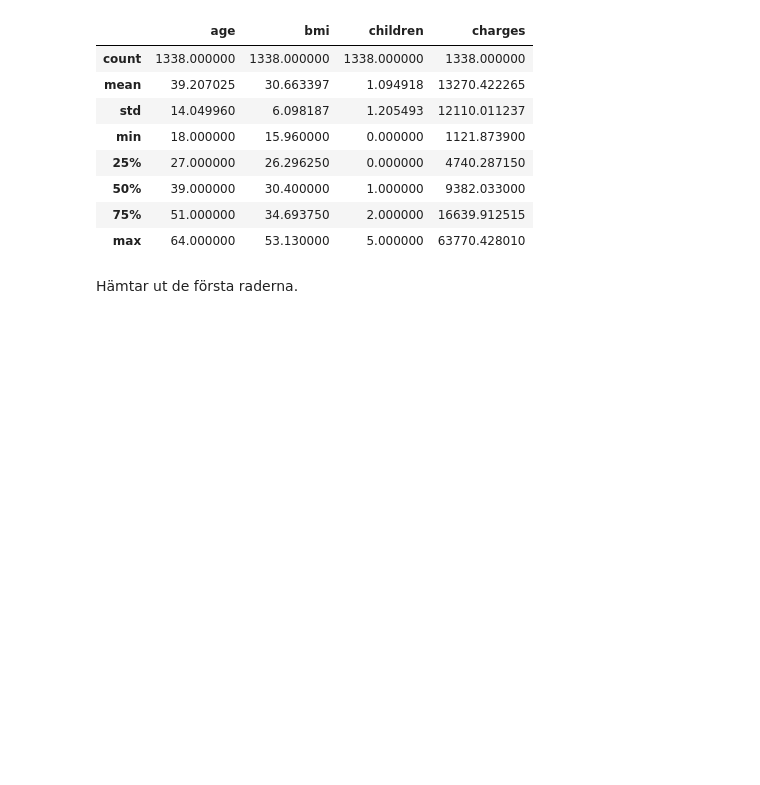
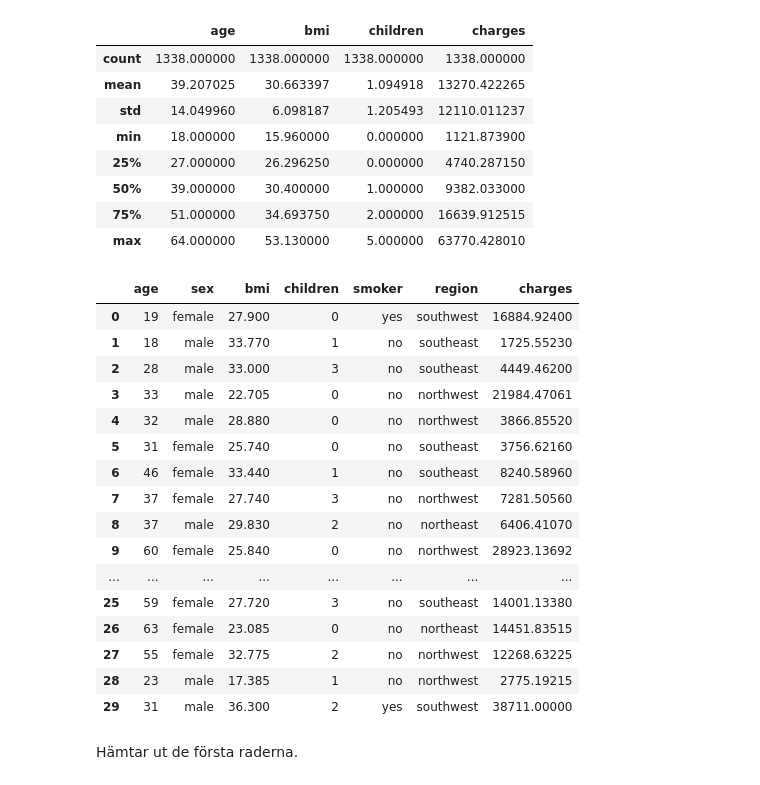
Before and after one commit to Genc98/kunskapskontroll_ai, a Jupyter notebook: machine_learning_project.ipynb, the cells around one changed output. Cells and saved outputs as stored; diff of their text form; code cells hidden in the pictures; blank space fills up the shorter version.

```diff
--- a/machine_learning_project.ipynb
+++ b/machine_learning_project.ipynb
@@ -88,6 +89,26 @@ df.describe()
 | 50% | 39.000000 | 30.400000 | 1.000000 | 9382.033000 |
 | 75% | 51.000000 | 34.693750 | 2.000000 | 16639.912515 |
 | max | 64.000000 | 53.130000 | 5.000000 | 63770.428010 |
+# %%
+df.head(30)
+# %% [output]
+|  | age | sex | bmi | children | smoker | region | charges |
+| 0 | 19 | female | 27.900 | 0 | yes | southwest | 16884.92400 |
+| 1 | 18 | male | 33.770 | 1 | no | southeast | 1725.55230 |
+| 2 | 28 | male | 33.000 | 3 | no | southeast | 4449.46200 |
+| 3 | 33 | male | 22.705 | 0 | no | northwest | 21984.47061 |
+| 4 | 32 | male | 28.880 | 0 | no | northwest | 3866.85520 |
+| 5 | 31 | female | 25.740 | 0 | no | southeast | 3756.62160 |
+| 6 | 46 | female | 33.440 | 1 | no | southeast | 8240.58960 |
+| 7 | 37 | female | 27.740 | 3 | no | northwest | 7281.50560 |
+| 8 | 37 | male | 29.830 | 2 | no | northeast | 6406.41070 |
+| 9 | 60 | female | 25.840 | 0 | no | northwest | 28923.13692 |
+| ... | ... | ... | ... | ... | ... | ... | ... |
+| 25 | 59 | female | 27.720 | 3 | no | southeast | 14001.13380 |
+| 26 | 63 | female | 23.085 | 0 | no | northeast | 14451.83515 |
+| 27 | 55 | female | 32.775 | 2 | no | northwest | 12268.63225 |
+| 28 | 23 | male | 17.385 | 1 | no | northwest | 2775.19215 |
+| 29 | 31 | male | 36.300 | 2 | yes | southwest | 38711.00000 |
 # %% [markdown]
 Hämtar ut de första raderna.
 # %%
```
Also changed, not shown: parts of 4 cells of this notebook, 5 other files.
